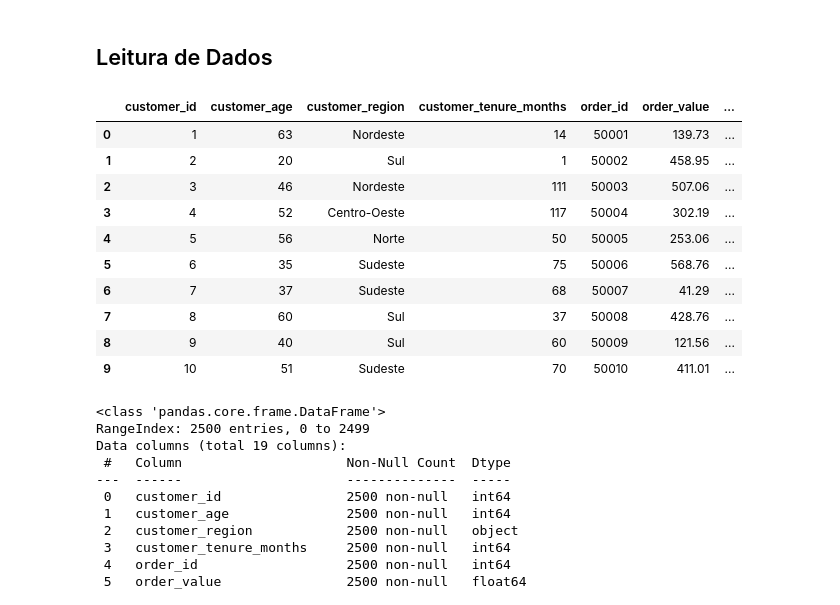
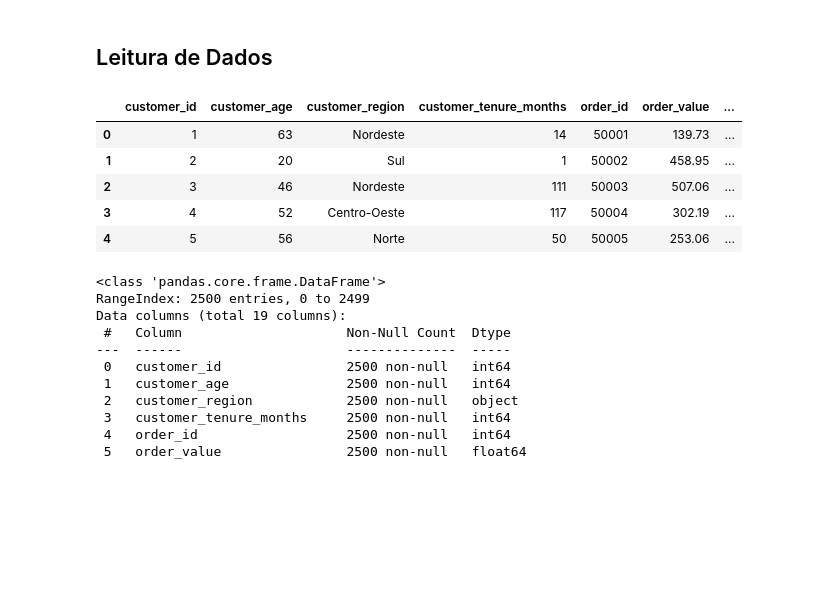
Before and after one commit to braga0m/TechChallenge1, a Jupyter notebook: código/tratamento_limpeza_dados_tech_challenge1.ipynb, the cells around one changed output. Cells and saved outputs as stored; diff of their text form; code cells hidden in the pictures; blank space fills up the shorter version.

```diff
--- a/código/tratamento_limpeza_dados_tech_challenge1.ipynb
+++ b/código/tratamento_limpeza_dados_tech_challenge1.ipynb
@@ -15,19 +15,14 @@ import plotly.express as px
 dados = pd.read_csv("https://raw.githubusercontent.com/braga0m/TechChallenge1/refs/heads/main/dados/desafio_nps_fase_1.csv")
 # %%
 #20 primeiras linhas dos dados
-dados.head(10)
+dados.head(5)
 # %% [output]
 |  | customer_id | customer_age | customer_region | customer_tenure_months | order_id | order_value | ... |
 | 0 | 1 | 63 | Nordeste | 14 | 50001 | 139.73 | ... |
 | 1 | 2 | 20 | Sul | 1 | 50002 | 458.95 | ... |
 | 2 | 3 | 46 | Nordeste | 111 | 50003 | 507.06 | ... |
 | 3 | 4 | 52 | Centro-Oeste | 117 | 50004 | 302.19 | ... |
 | 4 | 5 | 56 | Norte | 50 | 50005 | 253.06 | ... |
-| 5 | 6 | 35 | Sudeste | 75 | 50006 | 568.76 | ... |
-| 6 | 7 | 37 | Sudeste | 68 | 50007 | 41.29 | ... |
-| 7 | 8 | 60 | Sul | 37 | 50008 | 428.76 | ... |
-| 8 | 9 | 40 | Sul | 60 | 50009 | 121.56 | ... |
-| 9 | 10 | 51 | Sudeste | 70 | 50010 | 411.01 | ... |
 # %%
 #informações básica dos dados
 dados.info()
```
Also changed, not shown: parts of 11 cells of this notebook.
